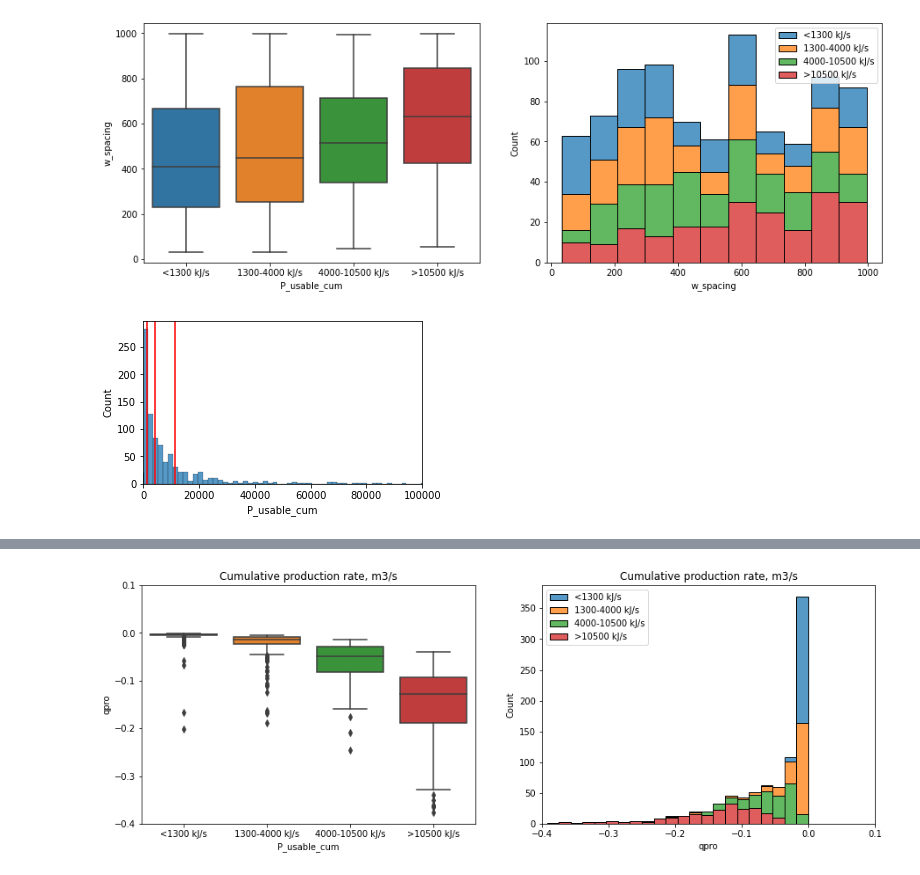
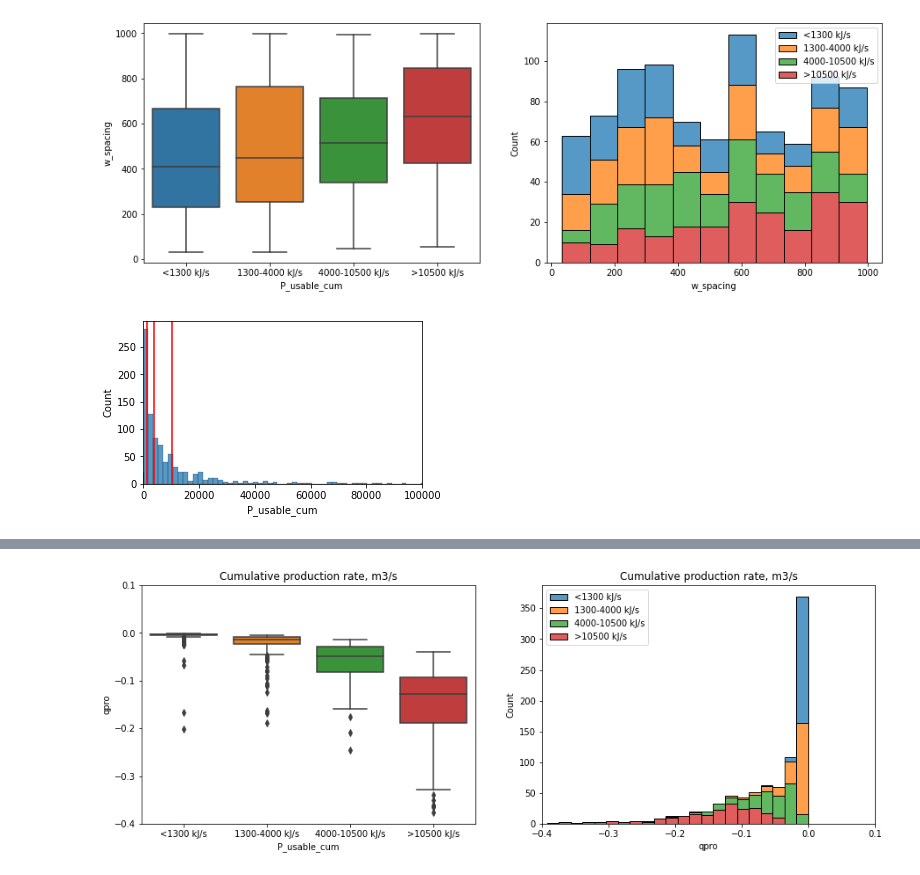
Before and after one commit to borisenko-ru/spe_pivot_2022_datathon, a Jupyter notebook: spe_pivot_datathon.ipynb, the cells around one changed output, grey strips where cells are left out. Drawn from its saved outputs; the diff is of its cells as text; code cells hidden in the pictures.

```diff
--- a/spe_pivot_datathon.ipynb
+++ b/spe_pivot_datathon.ipynb
@@ -970,15 +967,15 @@ plt.show()
 # %%
 f, ax = plt.subplots(figsize=(5,3))
 
 sns.histplot(inputs_results_medium20yr_P_usable['P_usable_cum'], ax=ax)
 
-plt.axvline(1540, c='r')
-plt.axvline(4390, c='r')
-plt.axvline(11500, c='r')
+plt.axvline(1300, c='r')
+plt.axvline(4000, c='r')
+plt.axvline(10500, c='r')
 plt.xlim(0, 100000)
 plt.show()
 # %% [output]
-[figure, old version]
+[figure, new version]
 # %%
 P_usable_cat1['P_usable_cum_cat'] = 1
 P_usable_cat2['P_usable_cum_cat'] = 2
```
Also changed, not shown: parts of 15 cells of this notebook.
